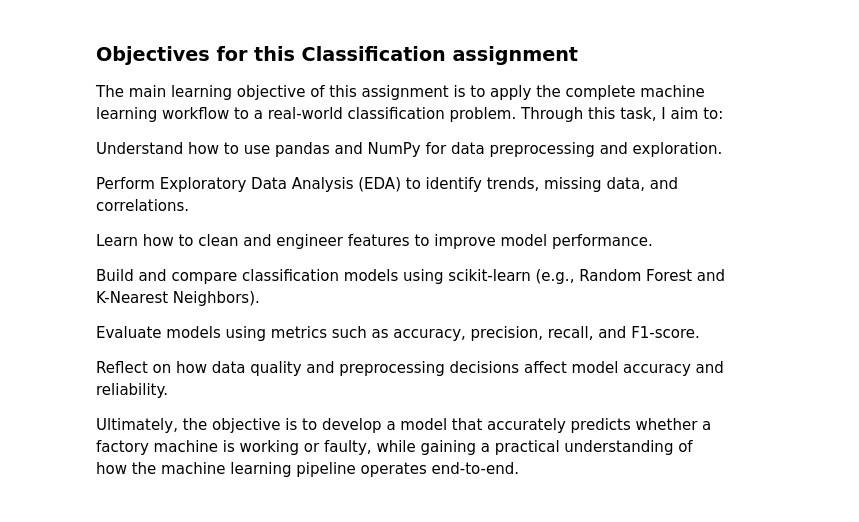
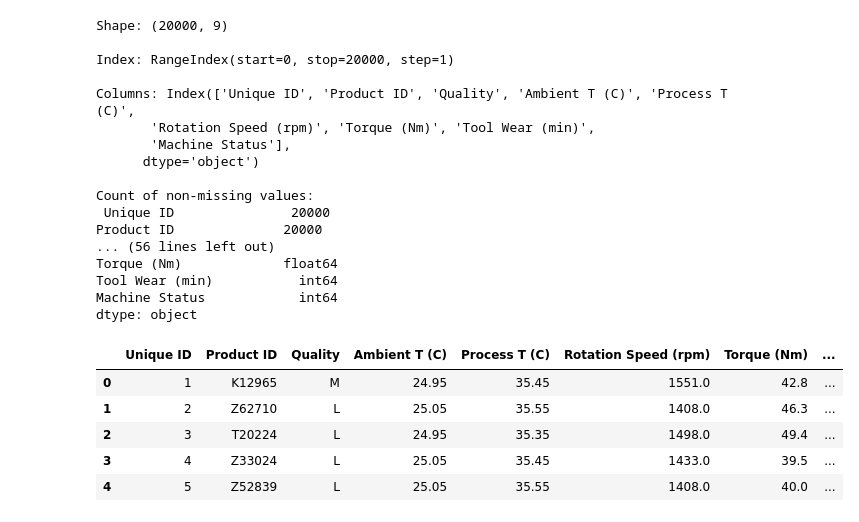
Before and after one commit to Inferno1172/AIML-classification-regression, a Jupyter notebook: p2508625_CA1_PartA_Moiz.ipynb, the cells around one changed output. Saved outputs shown, nothing was run; the diff lists cells and outputs as text; code cells hidden in the pictures.

```diff
--- a/p2508625_CA1_PartA_Moiz.ipynb
+++ b/p2508625_CA1_PartA_Moiz.ipynb
@@ -51,19 +90,39 @@ This means the model learns from historical data to classify new machines into o
-# %% [markdown]
-<h3>Objectives for this Classification assignment</h3>
-
-The main learning objective of this assignment is to apply the complete machine learning workflow to a real-world classification problem.
-Through this task, I aim to:
-
-Understand how to use pandas and NumPy for data preprocessing and exploration.
-
-Perform Exploratory Data Analysis (EDA) to identify trends, missing data, and correlations.
-
-Learn how to clean and engineer features to improve model performance.
-
-Build and compare classification models using scikit-learn (e.g., Random Forest and K-Nearest Neighbors).
-
-Evaluate models using metrics such as accuracy, precision, recall, and F1-score.
-
-Reflect on how data quality and preprocessing decisions affect model accuracy and reliability.
-
-Ultimately, the objective is to develop a model that accurately predicts whether a factory machine is working or faulty, while gaining a practical understanding of how the machine learning pipeline operates end-to-end.
+# %%
+
+#importing the dataset factory_data.csv as df
+df = pd.read_csv("datasets/factory_data.csv")
+
+print("Shape:",df.shape)
+print("\nIndex:",df.index)
+print("\nColumns:",df.columns)
+print("\nCount of non-missing values:\n",df.count())
+print("\nDataFrame Info:\n")
+df.info()
+print("\nDescriptive Statistics:\n", df.describe())
+print("\nData Types: \n", df.dtypes)
+
+df.head()
+# %% [output]
+Shape: (20000, 9)
+
+Index: RangeIndex(start=0, stop=20000, step=1)
+
+Columns: Index(['Unique ID', 'Product ID', 'Quality', 'Ambient T (C)', 'Process T (C)',
+       'Rotation Speed (rpm)', 'Torque (Nm)', 'Tool Wear (min)',
+       'Machine Status'],
+      dtype='object')
+
+Count of non-missing values:
+ Unique ID               20000
+Product ID              20000
+... (56 lines left out)
+Torque (Nm)             float64
+Tool Wear (min)           int64
+Machine Status            int64
+dtype: object
+|  | Unique ID | Product ID | Quality | Ambient T (C) | Process T (C) | Rotation Speed (rpm) | Torque (Nm) | ... |
+| 0 | 1 | K12965 | M | 24.95 | 35.45 | 1551.0 | 42.8 | ... |
+| 1 | 2 | Z62710 | L | 25.05 | 35.55 | 1408.0 | 46.3 | ... |
+| 2 | 3 | T20224 | L | 24.95 | 35.35 | 1498.0 | 49.4 | ... |
+| 3 | 4 | Z33024 | L | 25.05 | 35.45 | 1433.0 | 39.5 | ... |
+| 4 | 5 | Z52839 | L | 25.05 | 35.55 | 1408.0 | 40.0 | ... |
```
Also changed, not shown: parts of 14 cells of this notebook.
